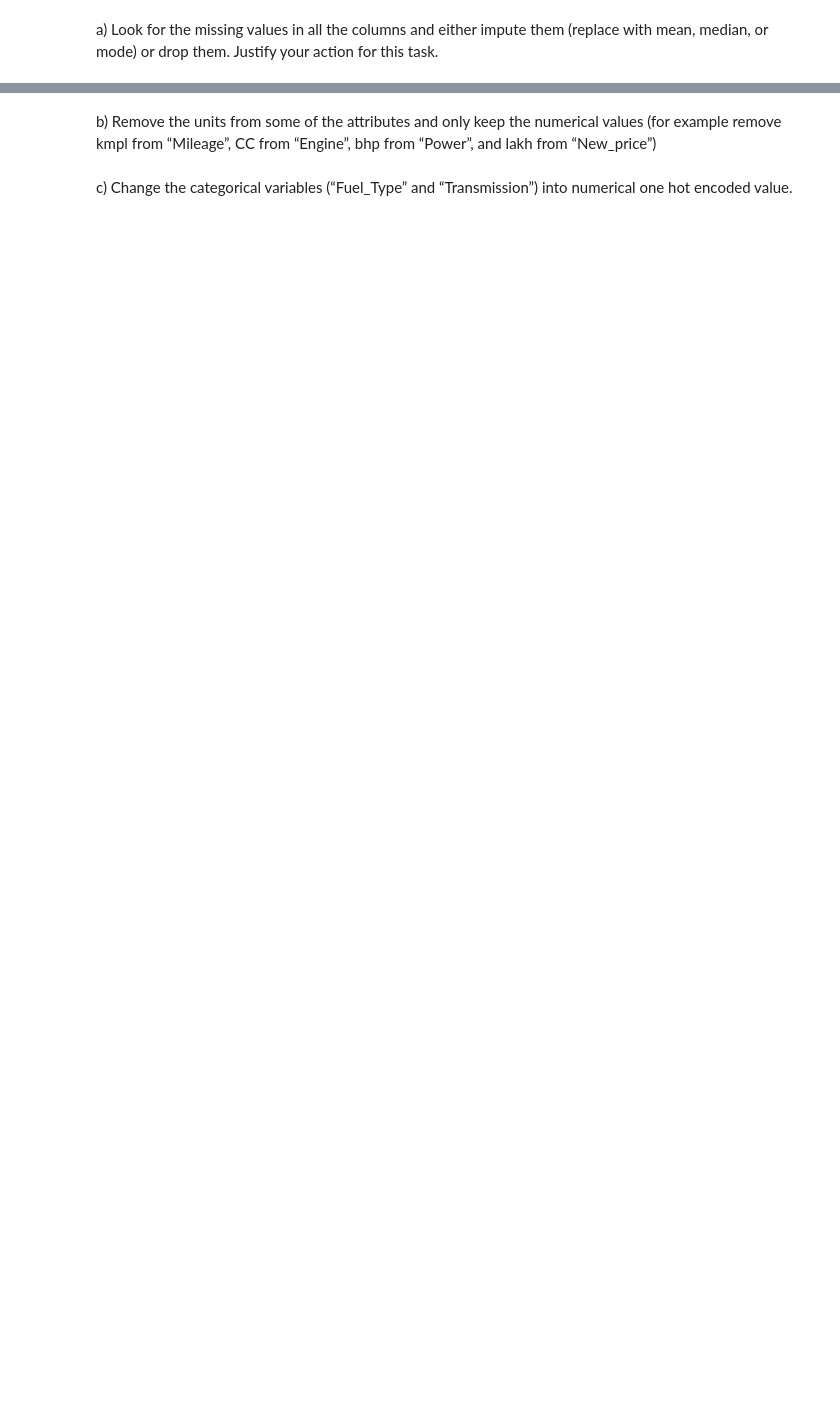
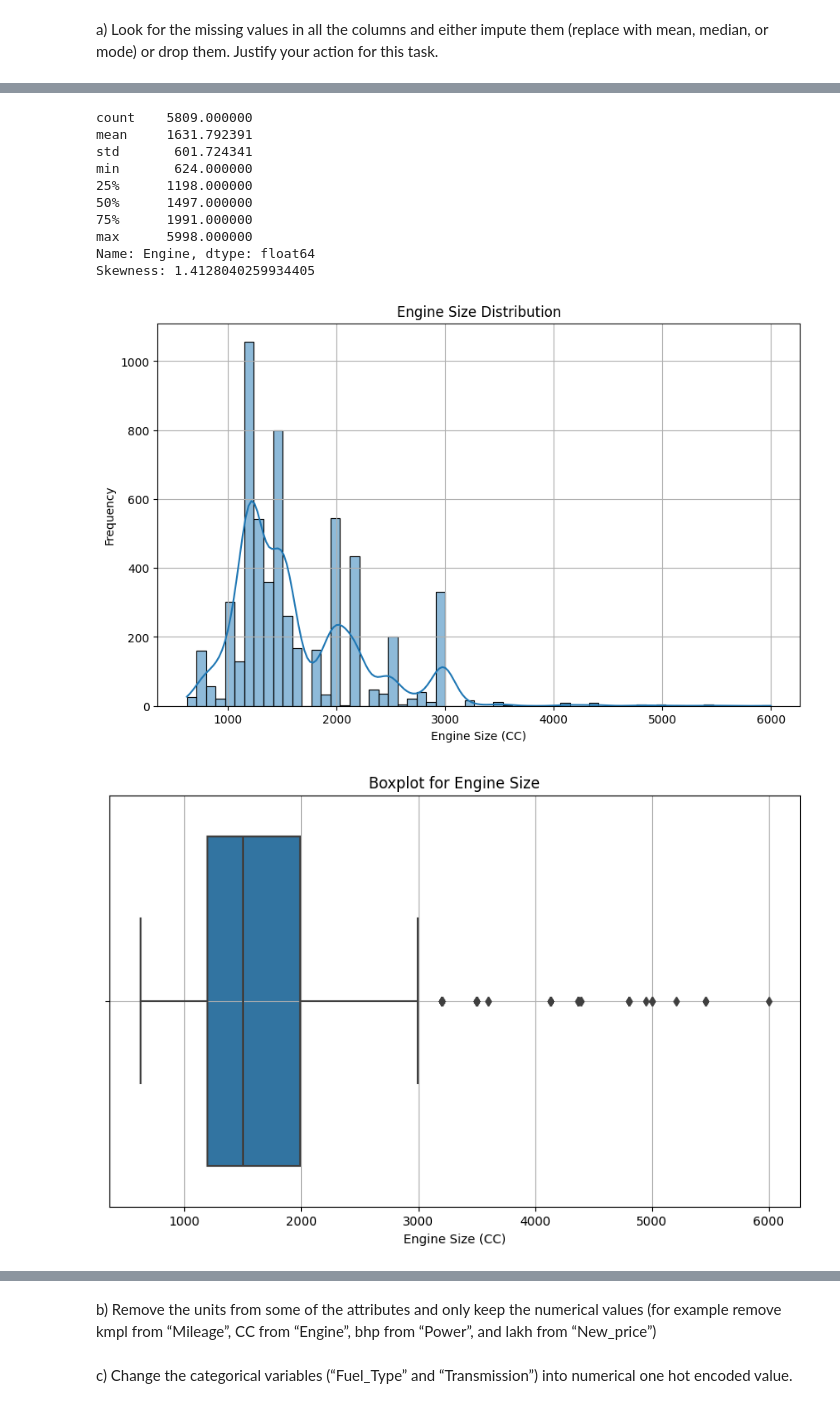
Before and after one commit to collaboratorsje/CS5530-assignment2, a Jupyter notebook: src/used-cars.ipynb, the cells around one changed output, grey strips where cells are left out. Cells and saved outputs as stored; diff of their text form; code cells hidden in the pictures; blank space fills up the shorter version.

Commit message:
Working through imputation of values

```diff
--- a/src/used-cars.ipynb
+++ b/src/used-cars.ipynb
@@ -9,3 +11,14 @@ owners, Engine displacement, Engine horsepower, Number of seats, and Price when
+# %%
+import pandas as pd
+import os
+
+# Define the paths
+raw_data_path = '../data-raw/train.csv'
+cleaned_data_path = '../data-clean/cleaned-train.csv'
+
+# Load the data into a pandas DataFrame
+df = pd.read_csv(raw_data_path, index_col=0, na_values=['', ' ', '\t'])
+# na_values=['',' ','\t'] is setting any empty string, single space, or tab in a cell equal to NaN
 # %% [markdown]
 a) Look for the missing values in all the columns and either impute them (replace with mean,
 median, or mode) or drop them. Justify your action for this task.
@@ -41,0 +89,52 @@ Unique fuel types found: ['Diesel' 'Petrol' 'Electric']
+# %%
+# Removal of the 2 rows with the electric cars that have NaN for a mileage value (heavily justified above)
+
+# Dropping rows is a last resort, see justification above for why it is done here
+df = df.dropna(subset=['Mileage'])
+
+# Save the cleaned data
+df.to_csv(cleaned_data_path)
+# %%
+import seaborn as sns
+import matplotlib.pyplot as plt
+
+# Remove ' CC' and convert the column to numeric, coercing errors to NaN (in case there are any non-numeric entries)
+df['Engine'] = pd.to_numeric(df['Engine'].str.replace(' CC', ''), errors='coerce')
+
+# Now, you can check for skewness and outliers.
+
+# Statistical Summary
+print(df['Engine'].describe())
+
+# Skewness
+print(f"Skewness: {df['Engine'].skew()}")
+
+# Histogram to show the distribution
+plt.figure(figsize=(10, 6))
+sns.histplot(df['Engine'], kde=True)
+plt.title('Engine Size Distribution')
+plt.xlabel('Engine Size (CC)')
+plt.ylabel('Frequency')
+plt.grid(True)
+plt.show()
+
+# Boxplot to show the spread and identify outliers
+plt.figure(figsize=(10, 6))
+sns.boxplot(x=df['Engine'])
+plt.title('Boxplot for Engine Size')
+plt.xlabel('Engine Size (CC)')
+plt.grid(True)
+plt.show()
+# %% [output]
+count    5809.000000
+mean     1631.792391
+std       601.724341
+min       624.000000
+25%      1198.000000
+50%      1497.000000
+75%      1991.000000
+max      5998.000000
+Name: Engine, dtype: float64
+Skewness: 1.4128040259934405
+[figure, added]
+[figure, added]
```
Also changed, not shown: parts of 10 cells of this notebook, 1 other file.
